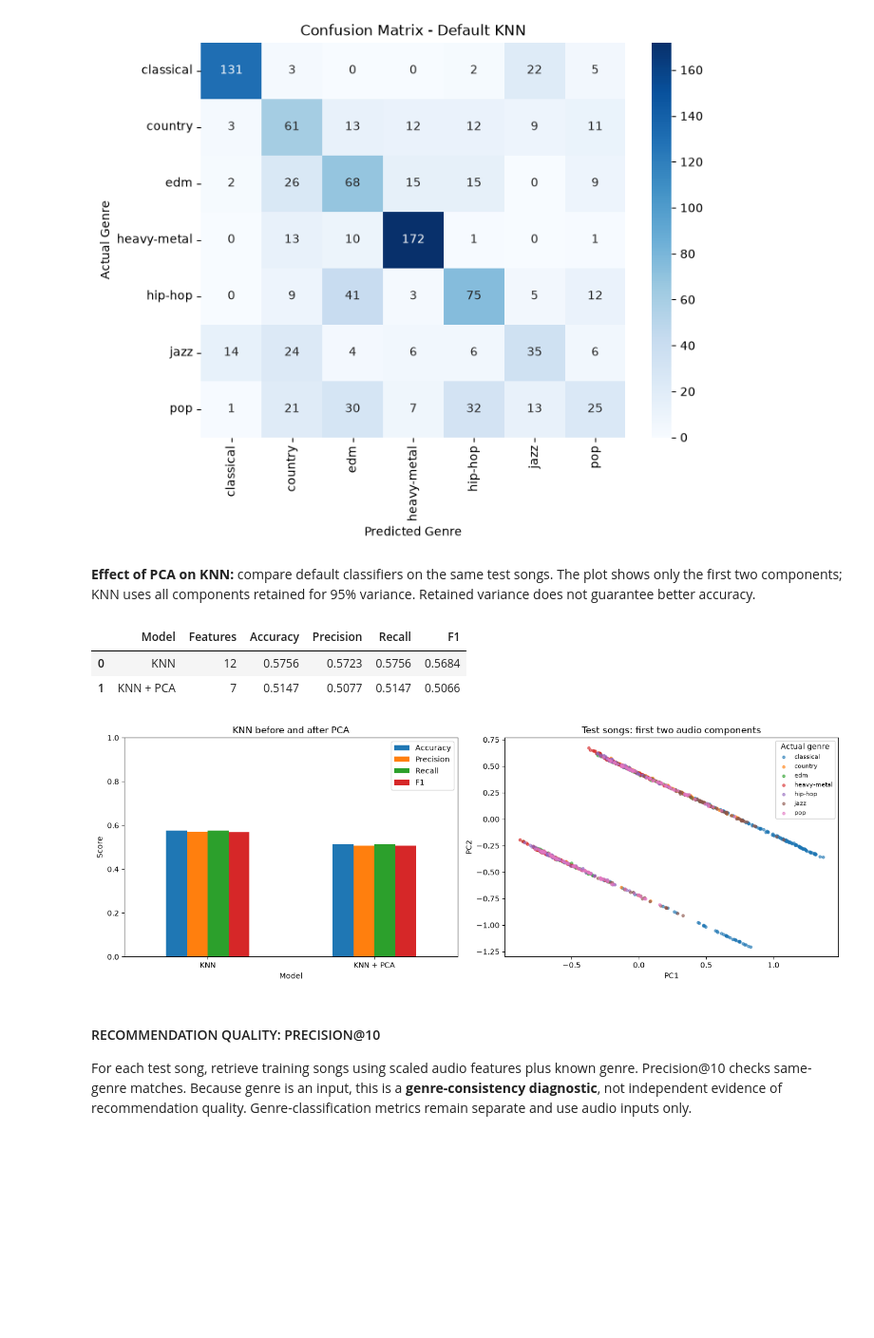
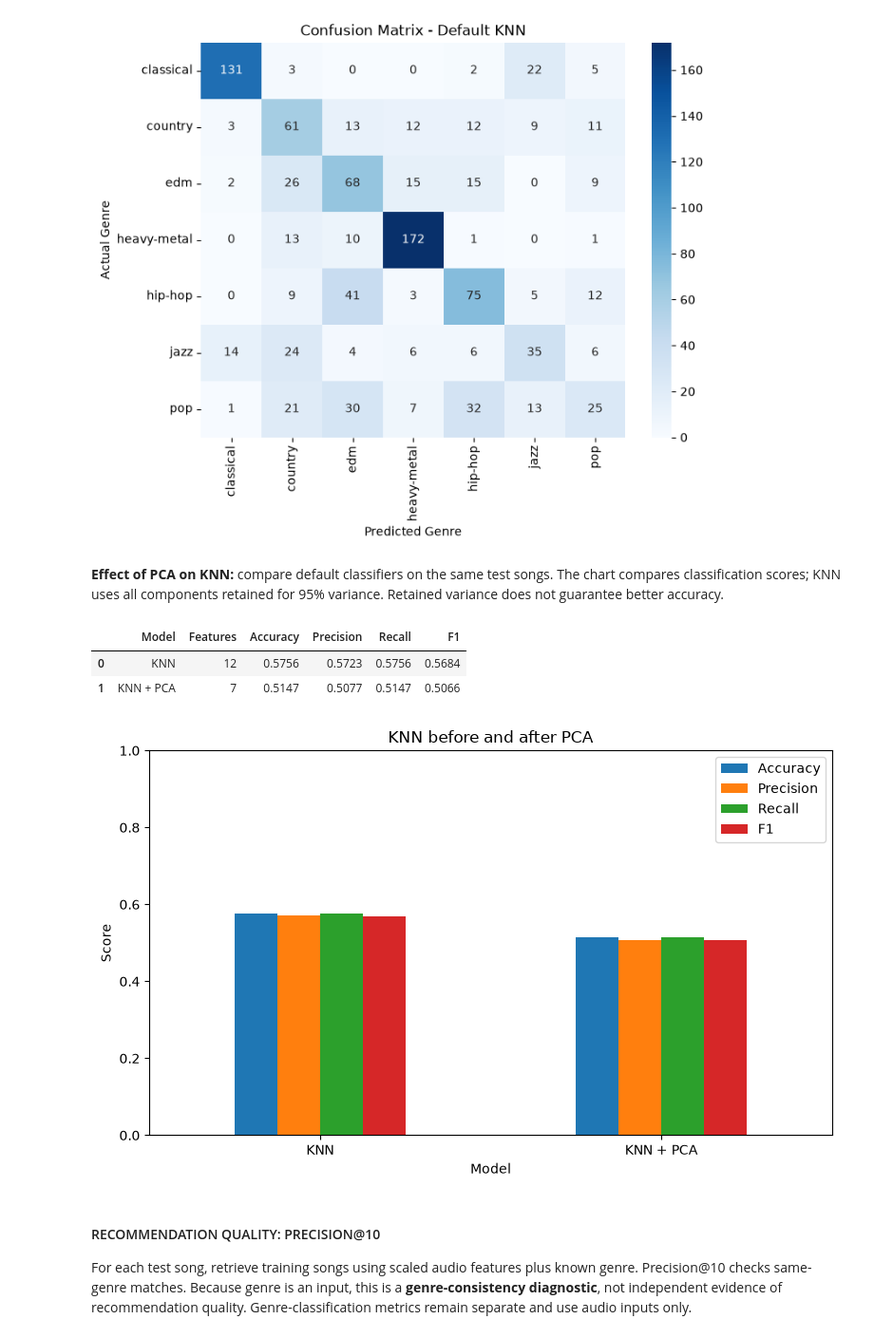
Before and after one commit to ashish-um/music-recommender-knn, a Jupyter notebook: Music_Recommendation_KNN.ipynb, the cells around one changed output. Shown at 95% size. Drawn from its saved outputs; the diff is of its cells as text; code cells hidden in the pictures; blank space fills up the shorter version.

Commit message:
PCA scatterplot removed

```diff
--- a/Music_Recommendation_KNN.ipynb
+++ b/Music_Recommendation_KNN.ipynb
@@ -552,35 +552,30 @@ plt.show()
 [figure]
 # %% [markdown]
 **Effect of PCA on KNN:** compare default classifiers on the same test songs.
-The plot shows only the first two components; KNN uses all components retained for 95%
+The chart compares classification scores; KNN uses all components retained for 95%
 variance. Retained variance does not guarantee better accuracy.
 # %%
 y_pred_pca = pca_knn.predict(X_test_pca)
 pca_comparison = pd.DataFrame({
     "Model": ["KNN", "KNN + PCA"],
     "Features": [X_train_scaled.shape[1], X_train_pca.shape[1]],
     "Accuracy": [accuracy, accuracy_score(y_test, y_pred_pca)],
     "Precision": [precision, precision_score(y_test, y_pred_pca, average="weighted", zero_division=0)],
     "Recall": [recall, recall_score(y_test, y_pred_pca, average="weighted", zero_division=0)],
     "F1": [f1, f1_score(y_test, y_pred_pca, average="weighted", zero_division=0)],
 })
 display(pca_comparison.round(4))
-fig, axes = plt.subplots(1, 2, figsize=(14, 5))
+fig, ax = plt.subplots(figsize=(8, 5))
 pca_comparison.plot.bar(x="Model", y=["Accuracy", "Precision", "Recall", "F1"],
-                        ylim=(0, 1), rot=0, ax=axes[0])
-axes[0].set(title="KNN before and after PCA", ylabel="Score")
-for genre_id, genre in enumerate(genre_encoder.classes_):
-    mask = y_test.to_numpy() == genre_id
-    axes[1].scatter(X_test_pca[mask, 0], X_test_pca[mask, 1], s=12, alpha=0.6, label=genre)
-axes[1].set(title="Test songs: first two audio components", xlabel="PC1", ylabel="PC2")
-axes[1].legend(title="Actual genre", fontsize=8)
+                        ylim=(0, 1), rot=0, ax=ax)
+ax.set(title="KNN before and after PCA", ylabel="Score")
 plt.tight_layout()
 plt.show()
 # %% [output]
 |  | Model | Features | Accuracy | Precision | Recall | F1 |
 | 0 | KNN | 12 | 0.5756 | 0.5723 | 0.5756 | 0.5684 |
 | 1 | KNN + PCA | 7 | 0.5147 | 0.5077 | 0.5147 | 0.5066 |
-[figure, old version]
+[figure, new version]
 # %% [markdown]
 #### RECOMMENDATION QUALITY: PRECISION@10
 
```
Also changed, not shown: parts of 2 cells of this notebook.
